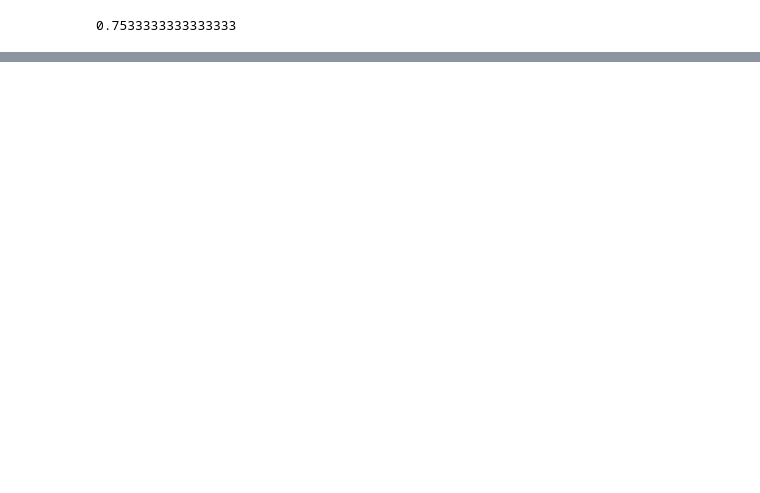
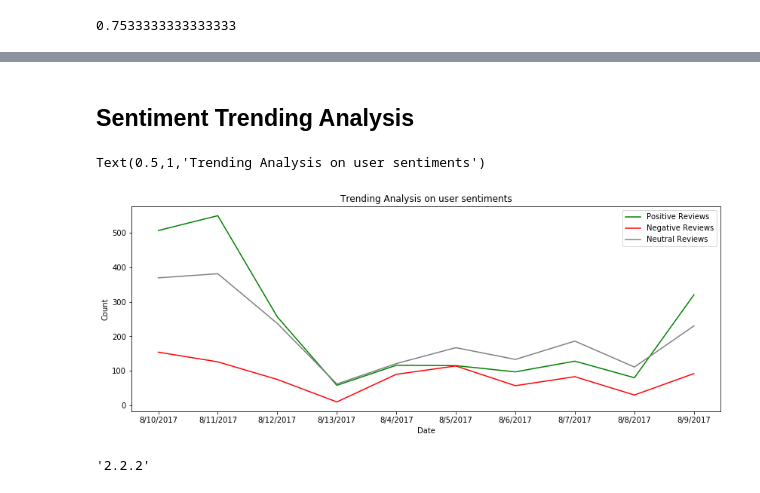
Before and after one commit to Arpan100494/text-analytics, a Jupyter notebook: TM-BNG-MAY-2019-DAY-2.ipynb, the cells around one changed output, grey strips where cells are left out. Drawn from its saved outputs; the diff is of its cells as text; code cells hidden in the pictures; blank space fills up the shorter version.

```diff
--- a/TM-BNG-MAY-2019-DAY-2.ipynb
+++ b/TM-BNG-MAY-2019-DAY-2.ipynb
@@ -66,0 +149,6 @@ accuracy_score(test['sentiment'], test_pred)
+# %%
+def get_sentiment(compound):
+    # return 'Positive' if compound > 0 else 'Negative'
+    return 1 if compound > 0 else 0
+imdb['sentiment_vader'] = imdb['sentiment_compound'].apply(get_sentiment)
+imdb[['sentiment', 'sentiment_compound', 'sentiment_vader']].head(2)
@@ -66,0 +186,6 @@ accuracy_score(test['sentiment'], test_pred)
+# %%
+hotstar_url ='https://bit.ly/2Y5OLte'
+hotstar = pd.read_csv(hotstar_url)
+#hotstar.head()
+# Text Column: Reviews
+# Target: Sentiment_Manual
@@ -66,0 +207,39 @@ accuracy_score(test['sentiment'], test_pred)
+# %% [markdown]
+## Sentiment Trending Analysis
+# %%
+def get_sentiment(review, sentiment_analyser):
+    compound = sentiment_analyser.polarity_scores(review)['compound']
+    if compound > 0.2:
+        return 'Positive'
+    elif compound < -0.2:
+        return 'Negative'
+    else:
+        return 'Neutral'
+sentiment_analyser = SentimentIntensityAnalyzer()
+hotstar['sentiment_vader'] = hotstar['Reviews'].apply(
+    lambda v: get_sentiment(v, sentiment_analyser))
+# %%
+import matplotlib.pyplot as plt
+summary = hotstar.groupby(['Created_Date',
+                           'sentiment_vader']).size().reset_index()
+summary = summary.rename(columns={0: 'count'})
+# %%
+pos_counts = summary[summary['sentiment_vader'] == 'Positive']
+neg_counts = summary[summary['sentiment_vader'] == 'Negative']
+neu_counts = summary[summary['sentiment_vader'] == 'Neutral']
+plt.figure(figsize=(14,5))
+plt.plot(pos_counts['Created_Date'], pos_counts['count'], color='green')
+plt.plot(neg_counts['Created_Date'], neg_counts['count'], color='red')
+plt.plot(neu_counts['Created_Date'], neu_counts['count'], color='gray')
+plt.legend(['Positive Reviews', 'Negative Reviews', 'Neutral Reviews'])
+plt.xlabel('Date')
+plt.ylabel('Count')
+plt.title('Trending Analysis on user sentiments')
+# %% [output]
+Text(0.5,1,'Trending Analysis on user sentiments')
+[figure, added]
+# %%
+import matplotlib
+matplotlib.__version__
+# %% [output]
+'2.2.2'
```
Also changed, not shown: parts of 21 cells of this notebook.
